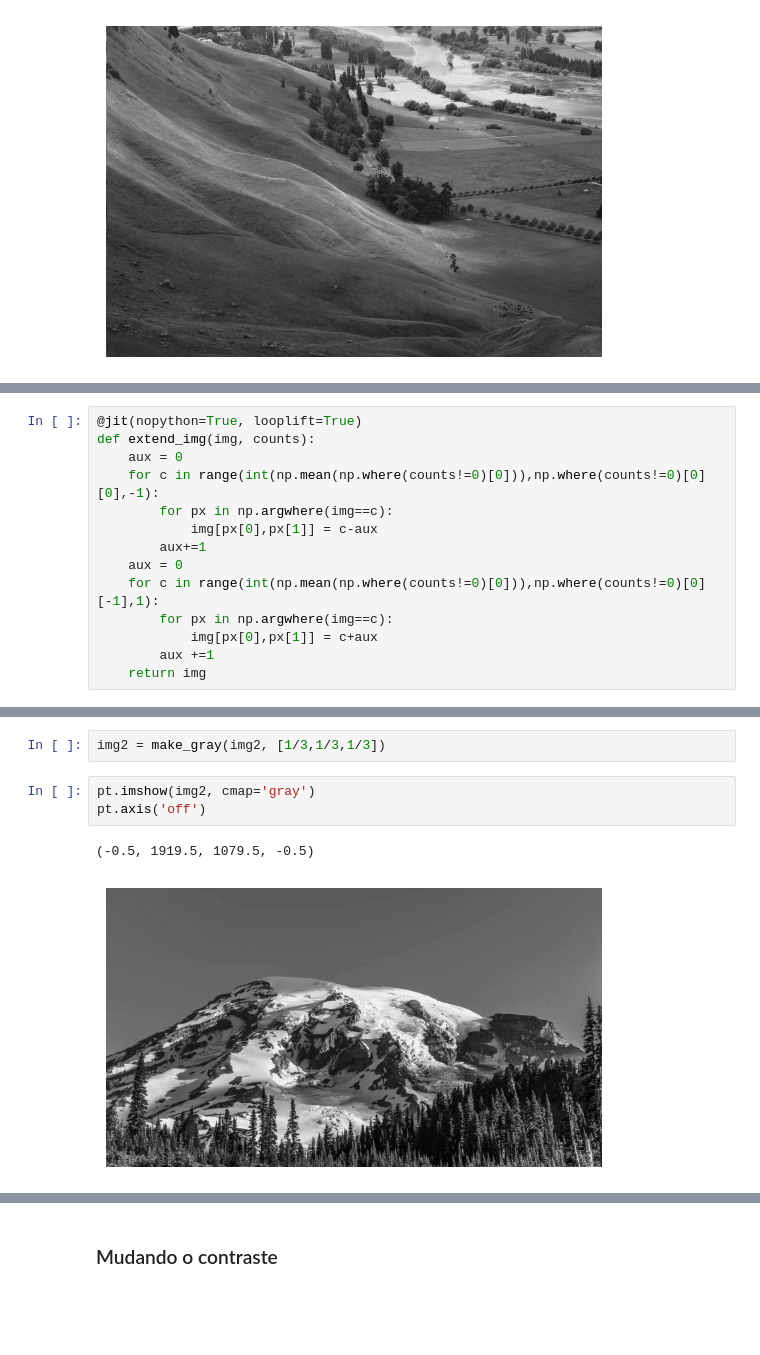
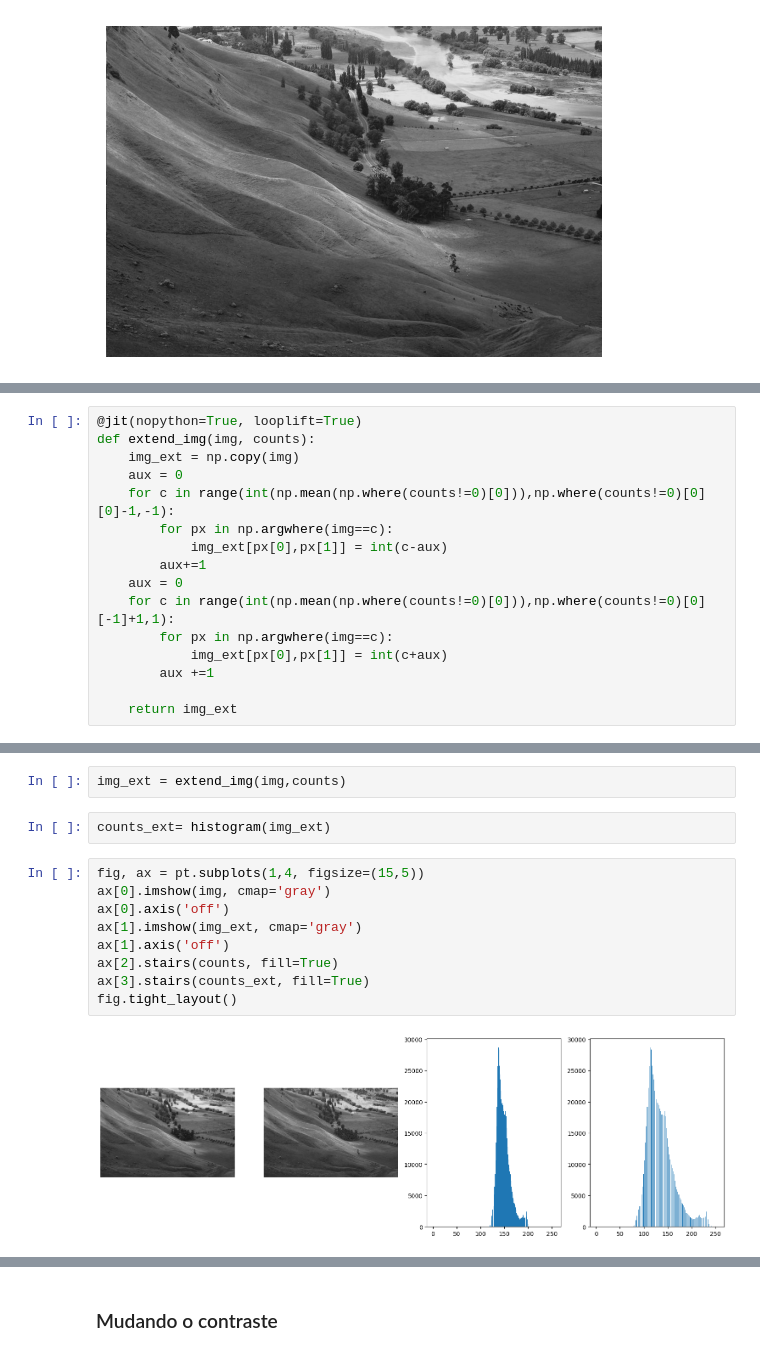
Before and after one commit to pedromazim/visao, a Jupyter notebook: visao_histograma.ipynb, the cells around one changed output, grey strips where cells are left out. Cells and saved outputs as stored; diff of their text form; blank space fills up the shorter version.

```diff
--- a/visao_histograma.ipynb
+++ b/visao_histograma.ipynb
@@ -45,14 +68,16 @@ pt.xlim(0,255)
 # %%
 @jit(nopython=True, looplift=True)
 def extend_img(img, counts):
+    img_ext = np.copy(img)
     aux = 0
-    for c in range(int(np.mean(np.where(counts!=0)[0])),np.where(counts!=0)[0][0],-1):
+    for c in range(int(np.mean(np.where(counts!=0)[0])),np.where(counts!=0)[0][0]-1,-1):
         for px in np.argwhere(img==c):
-            img[px[0],px[1]] = c-aux
+            img_ext[px[0],px[1]] = int(c-aux)
         aux+=1
     aux = 0
-    for c in range(int(np.mean(np.where(counts!=0)[0])),np.where(counts!=0)[0][-1],1):
+    for c in range(int(np.mean(np.where(counts!=0)[0])),np.where(counts!=0)[0][-1]+1,1):
         for px in np.argwhere(img==c):
-            img[px[0],px[1]] = c+aux
+            img_ext[px[0],px[1]] = int(c+aux)
         aux +=1
-    return img
+
+    return img_ext
@@ -74,9 +84,16 @@ pt.xlim(0,255)
-# %%
-img2 = make_gray(img2, [1/3,1/3,1/3])
-# %%
-pt.imshow(img2, cmap='gray')
-pt.axis('off')
-# %% [output]
-(-0.5, 1919.5, 1079.5, -0.5)
-[figure, removed]
+# %%
+img_ext = extend_img(img,counts)
+# %%
+counts_ext= histogram(img_ext)
+# %%
+fig, ax = pt.subplots(1,4, figsize=(15,5))
+ax[0].imshow(img, cmap='gray')
+ax[0].axis('off')
+ax[1].imshow(img_ext, cmap='gray')
+ax[1].axis('off')
+ax[2].stairs(counts, fill=True)
+ax[3].stairs(counts_ext, fill=True)
+fig.tight_layout()
+# %% [output]
+[figure, added]
 # %%
```
Also changed, not shown: parts of 31 cells of this notebook.
